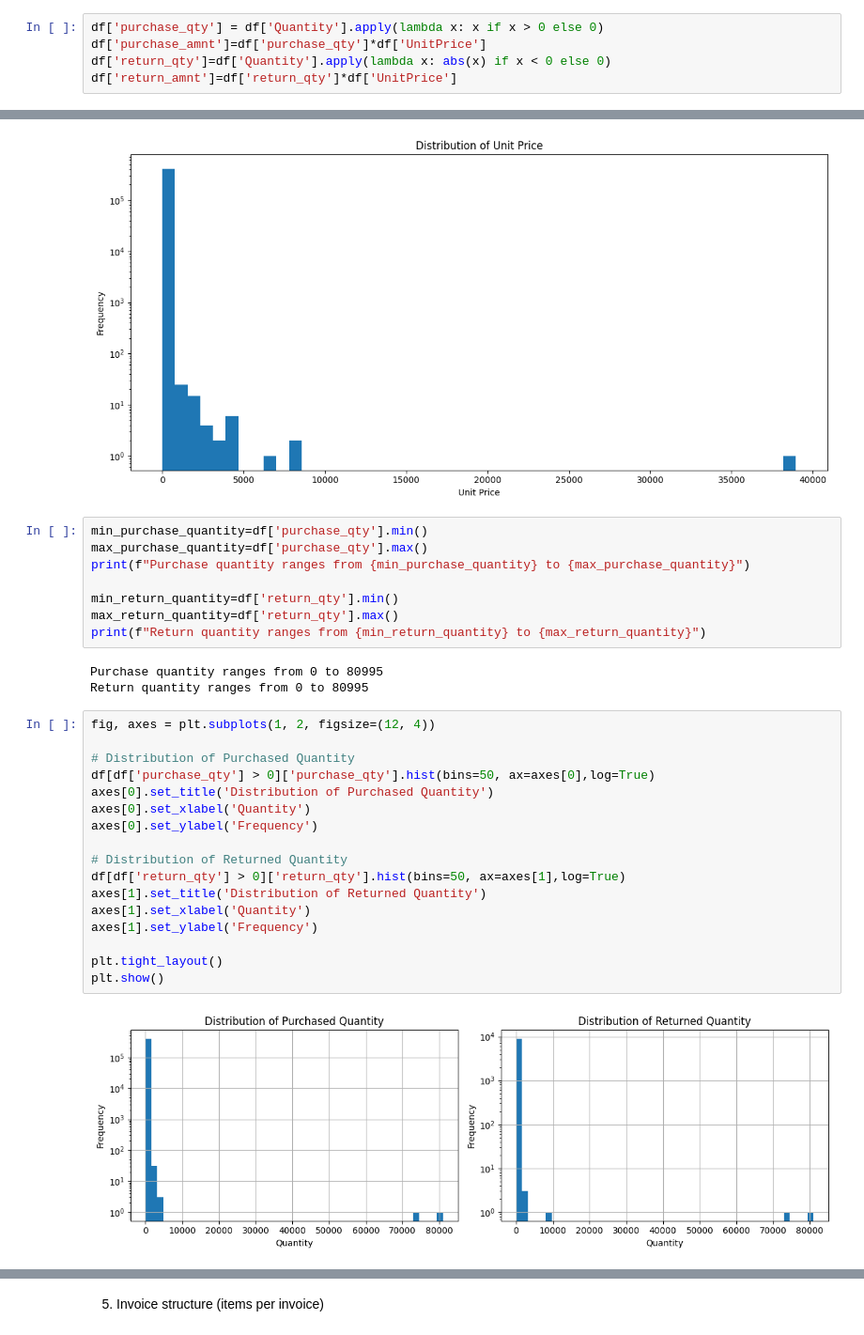
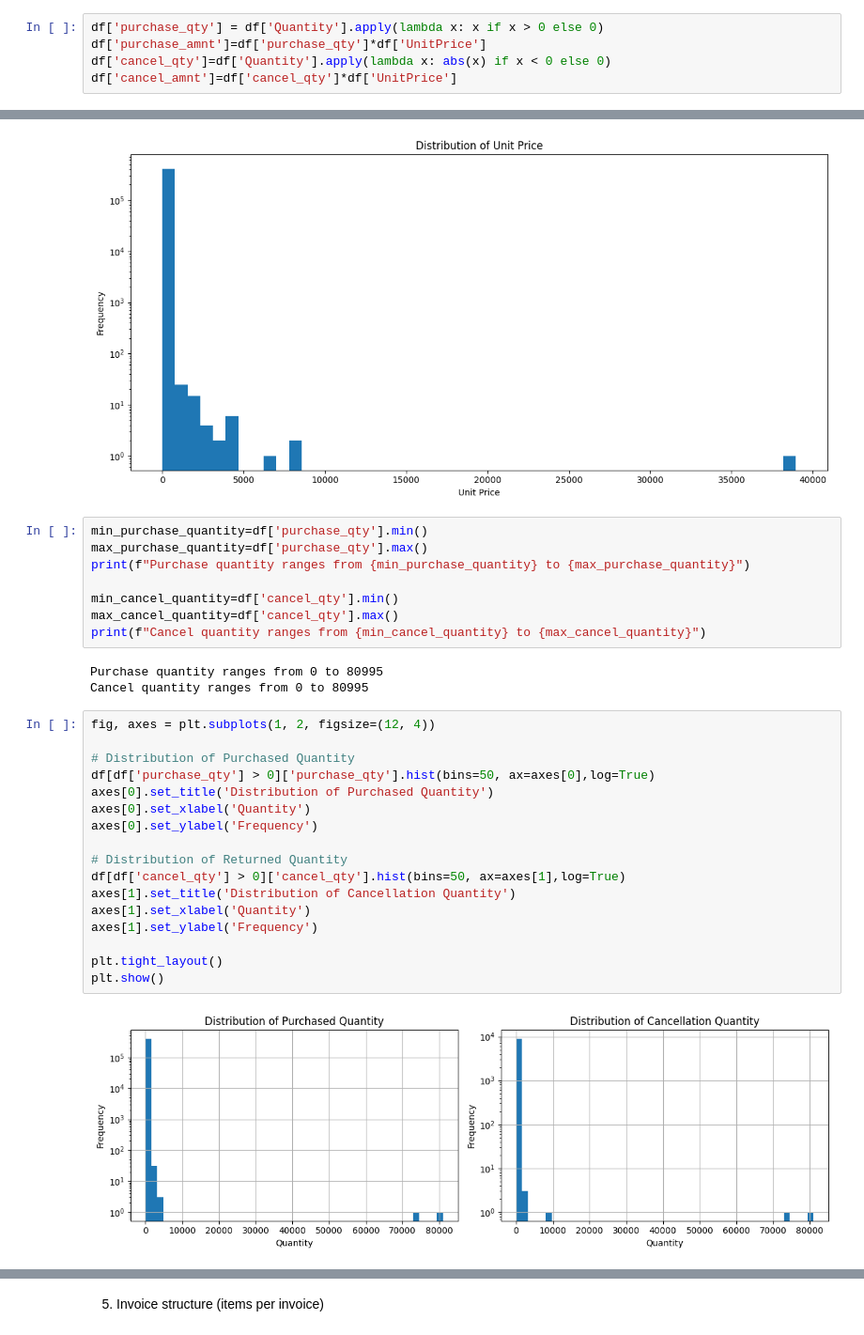
Before and after one commit to Anantu-Rajesh/Customer-Behavior-Modeling-and-Churn-Prediction, a Jupyter notebook: notebooks/01_eda.ipynb, the cells around one changed output, grey strips where cells are left out. Shown at 94% size. Cells and saved outputs as stored; diff of their text form.

```diff
--- a/notebooks/01_eda.ipynb
+++ b/notebooks/01_eda.ipynb
@@ -103,8 +92,8 @@ Index(['InvoiceNo', 'StockCode', 'Description', 'Quantity', 'InvoiceDate',
 # %%
 df['purchase_qty'] = df['Quantity'].apply(lambda x: x if x > 0 else 0)
 df['purchase_amnt']=df['purchase_qty']*df['UnitPrice']
-df['return_qty']=df['Quantity'].apply(lambda x: abs(x) if x < 0 else 0)
-df['return_amnt']=df['return_qty']*df['UnitPrice']
+df['cancel_qty']=df['Quantity'].apply(lambda x: abs(x) if x < 0 else 0)
+df['cancel_amnt']=df['cancel_qty']*df['UnitPrice']
 # %%
 df.head(10)
 # %% [output]
@@ -182,31 +205,31 @@ min_purchase_quantity=df['purchase_qty'].min()
 max_purchase_quantity=df['purchase_qty'].max()
 print(f"Purchase quantity ranges from {min_purchase_quantity} to {max_purchase_quantity}")
 
-min_return_quantity=df['return_qty'].min()
-max_return_quantity=df['return_qty'].max()
-print(f"Return quantity ranges from {min_return_quantity} to {max_return_quantity}")
+min_cancel_quantity=df['cancel_qty'].min()
+max_cancel_quantity=df['cancel_qty'].max()
+print(f"Cancel quantity ranges from {min_cancel_quantity} to {max_cancel_quantity}")
 # %% [output]
 Purchase quantity ranges from 0 to 80995
-Return quantity ranges from 0 to 80995
+Cancel quantity ranges from 0 to 80995
 # %%
 fig, axes = plt.subplots(1, 2, figsize=(12, 4))
 
 # Distribution of Purchased Quantity
 df[df['purchase_qty'] > 0]['purchase_qty'].hist(bins=50, ax=axes[0],log=True)
 axes[0].set_title('Distribution of Purchased Quantity')
 axes[0].set_xlabel('Quantity')
 axes[0].set_ylabel('Frequency')
 
 # Distribution of Returned Quantity
-df[df['return_qty'] > 0]['return_qty'].hist(bins=50, ax=axes[1],log=True)
-axes[1].set_title('Distribution of Returned Quantity')
+df[df['cancel_qty'] > 0]['cancel_qty'].hist(bins=50, ax=axes[1],log=True)
+axes[1].set_title('Distribution of Cancellation Quantity')
 axes[1].set_xlabel('Quantity')
 axes[1].set_ylabel('Frequency')
 
 plt.tight_layout()
 plt.show()
 # %% [output]
-[figure, old version]
+[figure, new version]
 # %%
 min_purchase_amnt=df['purchase_amnt'].min()
 max_purchase_amnt=df['purchase_amnt'].max()
```
Also changed, not shown: parts of 22 cells of this notebook, 10 other files.
